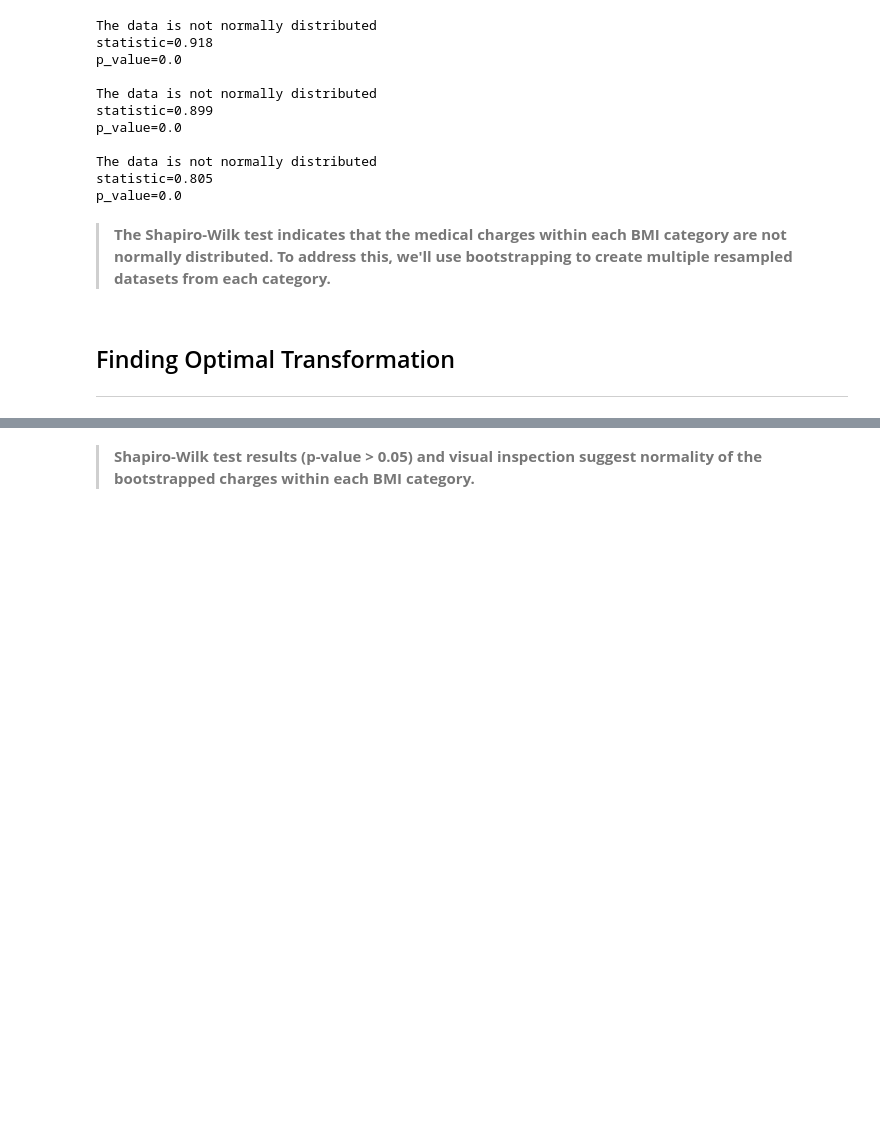
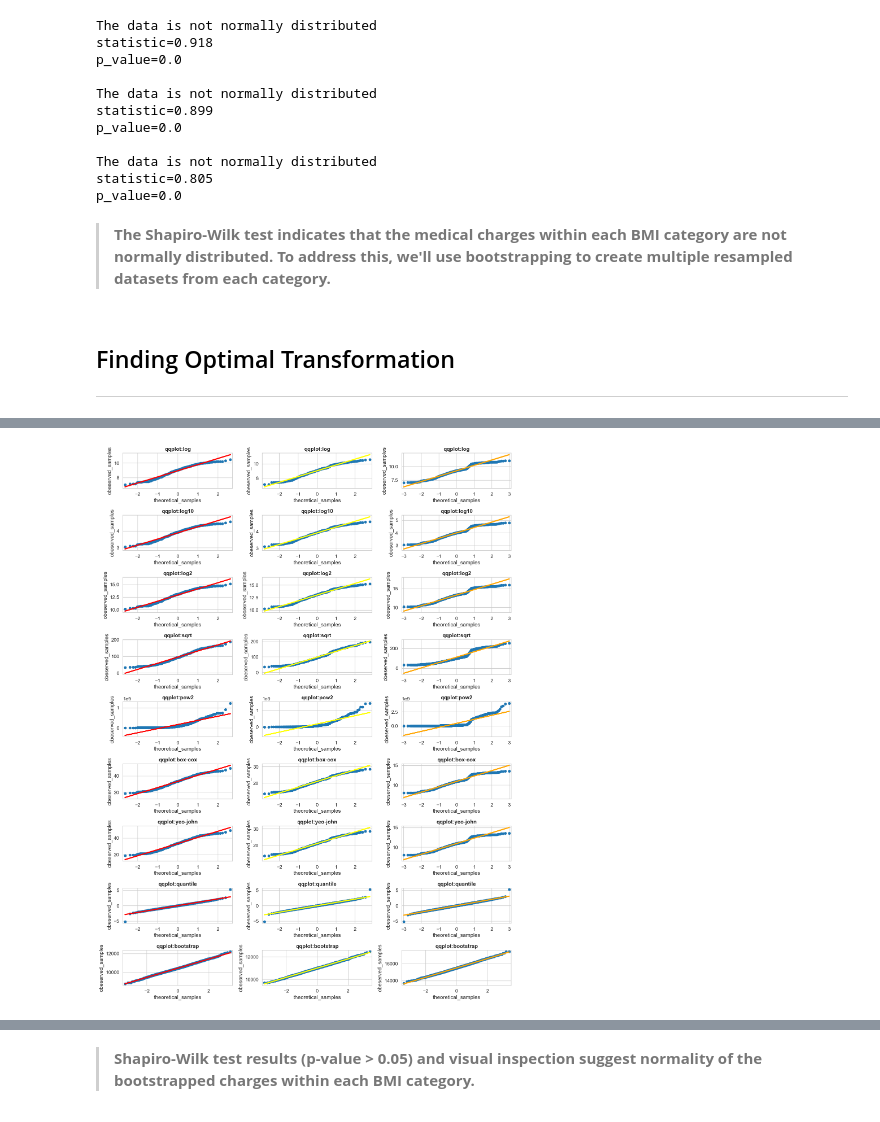
Before and after one commit to PragyanTiwari/Hypothesis-Testing-Medical-Insurance-Data, a Jupyter notebook: 01_Normality_and_T-Test.ipynb, the cells around one changed output, grey strips where cells are left out. Cells and saved outputs as stored; diff of their text form; code cells hidden in the pictures; blank space fills up the shorter version.

```diff
--- a/01_Normality_and_T-Test.ipynb
+++ b/01_Normality_and_T-Test.ipynb
@@ -247,3 +252,31 @@ plt.show()
+# %%
+normal_weight_transformations['bootstrap'] = normalweight_bootstrap_samples
+
+over_weight_transformations['bootstrap'] = overweight_bootstrap_samples
+
+obesity_transformations['bootstrap'] = obesity_bootstrap_samples
+
+def plot_qq(transformation_data, tf, order, clr, ax):
+    fig = sm.qqplot(transformation_data[tf], line='s', ax=ax[order],
+                    xlabel="theoretical_samples", ylabel="obeserved_samples")
+    ax[order].set_title(f'qqplot:{tf}', fontweight='bold')
+    for line in ax[order].get_lines():
+        line.set_color(clr)
+
+    return fig
+
+fig, axes = plt.subplots(nrows=9,ncols=3,figsize=(15, 20))
+
+for _,tf in enumerate(normal_weight_transformations):
+    axis = axes[_]
+    plot_qq(transformation_data=normal_weight_transformations, tf=tf, order=0, clr='red', ax=axis)
+    plot_qq(transformation_data=over_weight_transformations, tf=tf, order=1, clr='yellow', ax=axis)
+    plot_qq(transformation_data=obesity_transformations, tf=tf, order=2, clr='orange', ax=axis)
+
+fig.tight_layout()
+plt.show()
+# %% [output]
+[figure, added]
 # %%
 shapiro_normality_test(normalweight_bootstrap_samples)
 shapiro_normality_test(overweight_bootstrap_samples)
```
Also changed, not shown: parts of 18 cells of this notebook.
